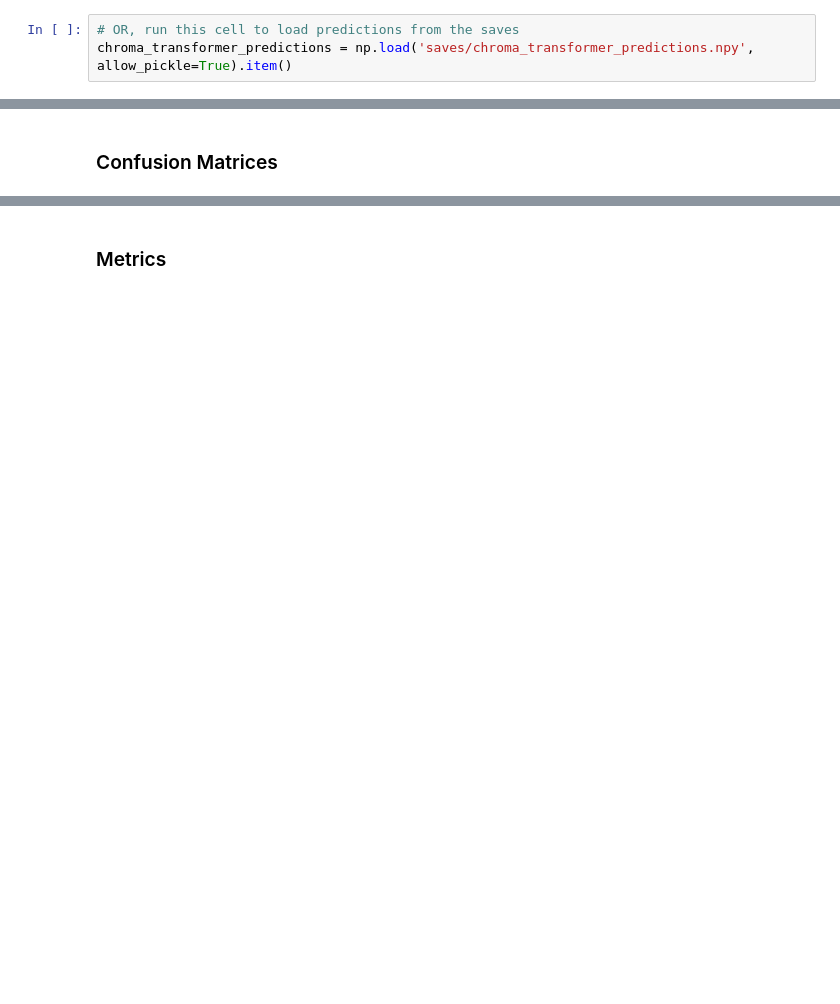
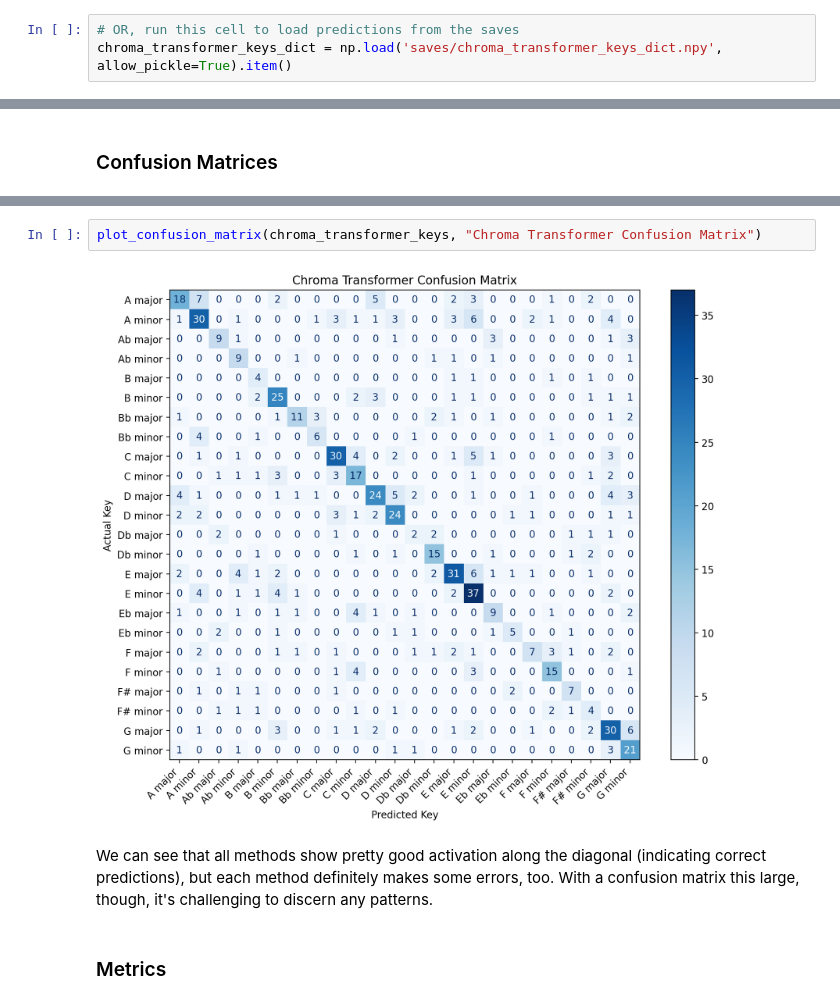
Before and after one commit to jeffgord/mir-key-estimation, a Jupyter notebook: demo.ipynb, the cells around one changed output, grey strips where cells are left out. Cells and saved outputs as stored; diff of their text form; blank space fills up the shorter version.

```diff
--- a/demo.ipynb
+++ b/demo.ipynb
@@ -93,5 +179,5 @@ np.save('saves/chroma_transformer_predictions.npy', chroma_transformer_predictio
 # %%
 # OR, run this cell to load predictions from the saves
-chroma_transformer_predictions = np.load('saves/chroma_transformer_predictions.npy', allow_pickle=True).item()
+chroma_transformer_keys_dict = np.load('saves/chroma_transformer_keys_dict.npy', allow_pickle=True).item()
 # %% [markdown]
 # Quantitative Evaluation
@@ -100,2 +213,8 @@ chroma_transformer_predictions = np.load('saves/chroma_transformer_predictions.n
+# %%
+plot_confusion_matrix(chroma_transformer_keys, "Chroma Transformer Confusion Matrix")
+# %% [output]
+[figure, added]
+# %% [markdown]
+We can see that all methods show pretty good activation along the diagonal (indicating correct predictions), but each method definitely makes some errors, too. With a confusion matrix this large, though, it's challenging to discern any patterns.
 # %% [markdown]
 ### Metrics
```
Also changed, not shown: parts of 33 cells of this notebook, 7 other files.
